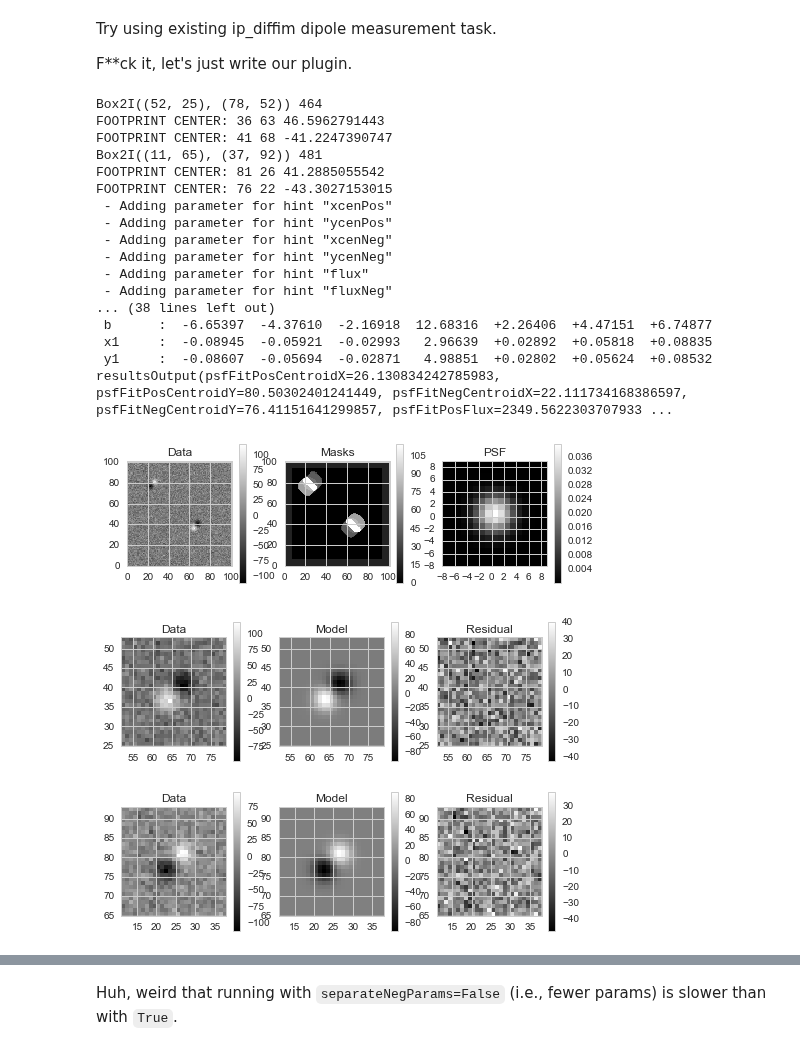
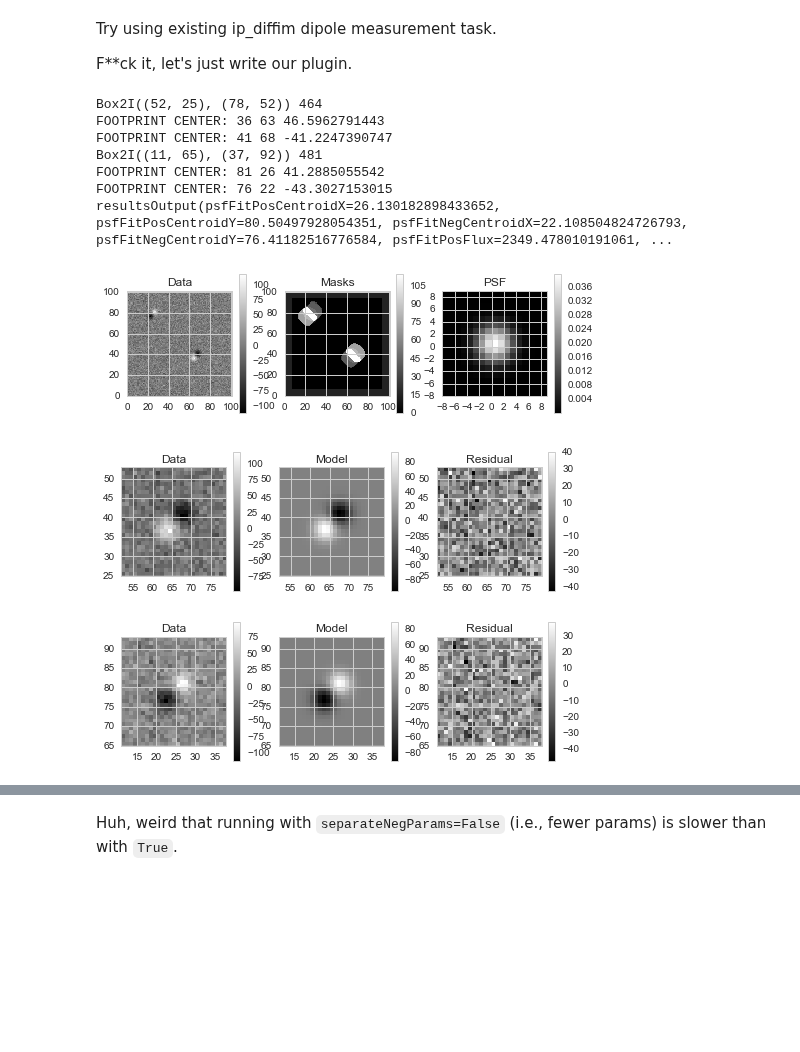
Before and after one commit to djreiss/lsst-dipole, a Jupyter notebook: notebooks/test_notebooks/plugin_and_algorithm/11c. update dipole fitting plugin - dont use SFM but make a custom task.ipynb, the cells around one changed output, grey strips where cells are left out. Saved outputs shown, nothing was run; the diff lists cells and outputs as text; code cells hidden in the pictures; blank space fills up the shorter version.

Commit message:
added more comments, note about parameter bounds

```diff
--- a/notebooks/test_notebooks/plugin_and_algorithm/11c. update dipole fitting plugin - dont use SFM but make a custom task.ipynb
+++ b/notebooks/test_notebooks/plugin_and_algorithm/11c. update dipole fitting plugin - dont use SFM but make a custom task.ipynb
@@ -624,43 +631,33 @@ def fitDipole_new(exposure, source, posImage=None, negImage=None, tol=1e-7, rel_
 # %%
 for s in sources:
     fp = s.getFootprint()
     print fp.getBBox(), fp.getNpix()
     for pk in fp.getPeaks():
         print 'FOOTPRINT CENTER:', pk.getIy(), pk.getIx(), pk.getPeakValue()
 
 displayExposure(dipole, showPsf=True)
 
-verbose = True
+verbose = False
 for s in sources:
     result = fitDipole_new(dipole, s, posImage, negImage, rel_weight=1.,
                            separateNegParams=verbose,
                            verbose=verbose, display=True)
     verbose = False
 
 #%timeit fitDipole_new((dipole, posImage, negImage), s, rel_weight=0., verbose=False, display=False)
 #%timeit fitDipole_new(dipole, s, rel_weight=0., verbose=False, display=False)
 
 print result
 # %% [output]
 Box2I((52, 25), (78, 52)) 464
 FOOTPRINT CENTER: 36 63 46.5962791443
 FOOTPRINT CENTER: 41 68 -41.2247390747
 Box2I((11, 65), (37, 92)) 481
 FOOTPRINT CENTER: 81 26 41.2885055542
 FOOTPRINT CENTER: 76 22 -43.3027153015
- - Adding parameter for hint "xcenPos"
- - Adding parameter for hint "ycenPos"
- - Adding parameter for hint "xcenNeg"
- - Adding parameter for hint "ycenNeg"
- - Adding parameter for hint "flux"
- - Adding parameter for hint "fluxNeg"
-... (38 lines left out)
- b      :  -6.65397  -4.37610  -2.16918  12.68316  +2.26406  +4.47151  +6.74877
- x1     :  -0.08945  -0.05921  -0.02993   2.96639  +0.02892  +0.05818  +0.08835
- y1     :  -0.08607  -0.05694  -0.02871   4.98851  +0.02802  +0.05624  +0.08532
-resultsOutput(psfFitPosCentroidX=26.130834242785983, psfFitPosCentroidY=80.50302401241449, psfFitNegCentroidX=22.111734168386597, psfFitNegCentroidY=76.41151641299857, psfFitPosFlux=2349.5622303707933 ...
+resultsOutput(psfFitPosCentroidX=26.130182898433652, psfFitPosCentroidY=80.50497928054351, psfFitNegCentroidX=22.108504824726793, psfFitNegCentroidY=76.41182516776584, psfFitPosFlux=2349.478010191061, ...
 [figure]
-[figure, old version]
+[figure, new version]
 [figure]
 # %%
 ## Need to be able to do it without pre-subtracted images
```
Also changed, not shown: parts of 9 cells of this notebook.
